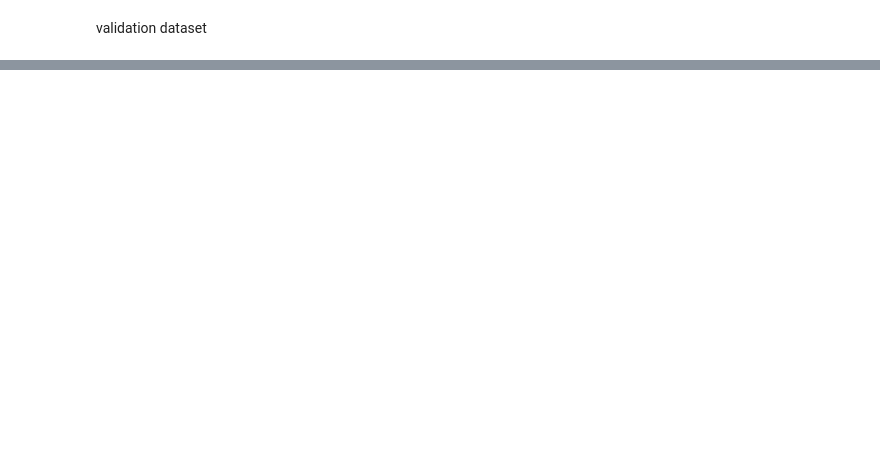
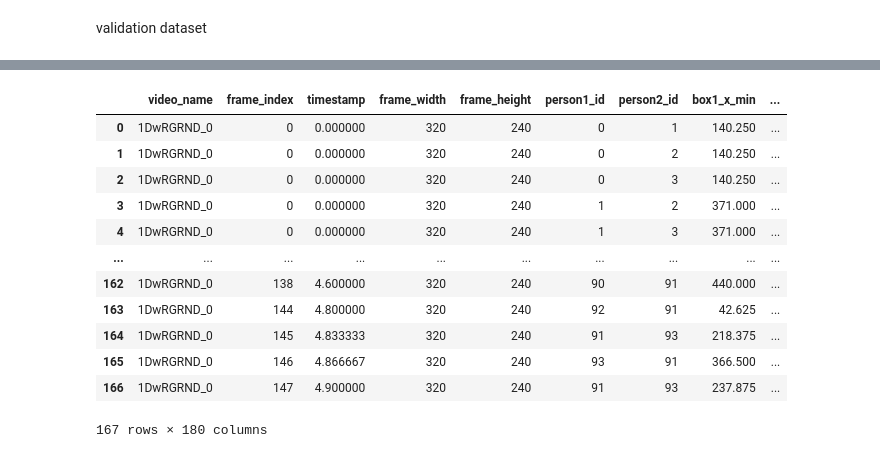
Before and after one commit to harmeshgv/YoloV8-LSTM-video-Classification, a Jupyter notebook: notebooks/data_extraction.ipynb, the cells around one changed output, grey strips where cells are left out. Cells and saved outputs as stored; diff of their text form; code cells hidden in the pictures; blank space fills up the shorter version.

```diff
--- a/notebooks/data_extraction.ipynb
+++ b/notebooks/data_extraction.ipynb
@@ -142,3 +142,8 @@ extract_data(movieFights_val_data_path, os.path.join(DATA_DIR , "moviefight_val.
 extract_data(fight_val_data_path, os.path.join(DATA_DIR , "fight_val.csv"))
 # %%
 extract_data(nonFight_val_data_path, os.path.join(DATA_DIR , "non-fight_val.csv"))
+# %%
+import pandas as pd
+import os
+DATA_DIR =  os.path.join("..","data")
+os.listdir(DATA_DIR)
@@ -144,0 +160,9 @@ extract_data(nonFight_val_data_path, os.path.join(DATA_DIR , "non-fight_val.csv"
+# %%
+fight_train_csv = pd.read_csv(os.path.join(DATA_DIR, "fight_train.csv"))
+non_fight_train_csv = pd.read_csv(os.path.join(DATA_DIR, "non-fight_train.csv"))
+
+fight_val_csv = pd.read_csv(os.path.join(DATA_DIR, "fight_val.csv"))
+non_fight_val_csv  = pd.read_csv(os.path.join(DATA_DIR, "non-fight_val.csv"))
+
+fight_train_csv = fight_train_csv[0:192321]
+fight_val_csv = fight_val_csv[0:45958]
@@ -144,0 +221,5 @@ extract_data(nonFight_val_data_path, os.path.join(DATA_DIR , "non-fight_val.csv"
+# %%
+fight_train_csv["label"] = 1
+non_fight_train_csv["label"] = 0
+fight_val_csv["label"] = 1
+non_fight_val_csv["label"] = 0
@@ -144,0 +449,16 @@ extract_data(nonFight_val_data_path, os.path.join(DATA_DIR , "non-fight_val.csv"
+# %%
+fight_train_csv.head(167)
+# %% [output]
+|  | video_name | frame_index | timestamp | frame_width | frame_height | person1_id | person2_id | box1_x_min | ... |
+| 0 | 1DwRGRND_0 | 0 | 0.000000 | 320 | 240 | 0 | 1 | 140.250 | ... |
+| 1 | 1DwRGRND_0 | 0 | 0.000000 | 320 | 240 | 0 | 2 | 140.250 | ... |
+| 2 | 1DwRGRND_0 | 0 | 0.000000 | 320 | 240 | 0 | 3 | 140.250 | ... |
+| 3 | 1DwRGRND_0 | 0 | 0.000000 | 320 | 240 | 1 | 2 | 371.000 | ... |
+| 4 | 1DwRGRND_0 | 0 | 0.000000 | 320 | 240 | 1 | 3 | 371.000 | ... |
+| ... | ... | ... | ... | ... | ... | ... | ... | ... | ... |
+| 162 | 1DwRGRND_0 | 138 | 4.600000 | 320 | 240 | 90 | 91 | 440.000 | ... |
+| 163 | 1DwRGRND_0 | 144 | 4.800000 | 320 | 240 | 92 | 91 | 42.625 | ... |
+| 164 | 1DwRGRND_0 | 145 | 4.833333 | 320 | 240 | 91 | 93 | 218.375 | ... |
+| 165 | 1DwRGRND_0 | 146 | 4.866667 | 320 | 240 | 93 | 91 | 366.500 | ... |
+| 166 | 1DwRGRND_0 | 147 | 4.900000 | 320 | 240 | 91 | 93 | 237.875 | ... |
+167 rows × 180 columns
```
Also changed, not shown: parts of 31 cells of this notebook, 53 other files.
